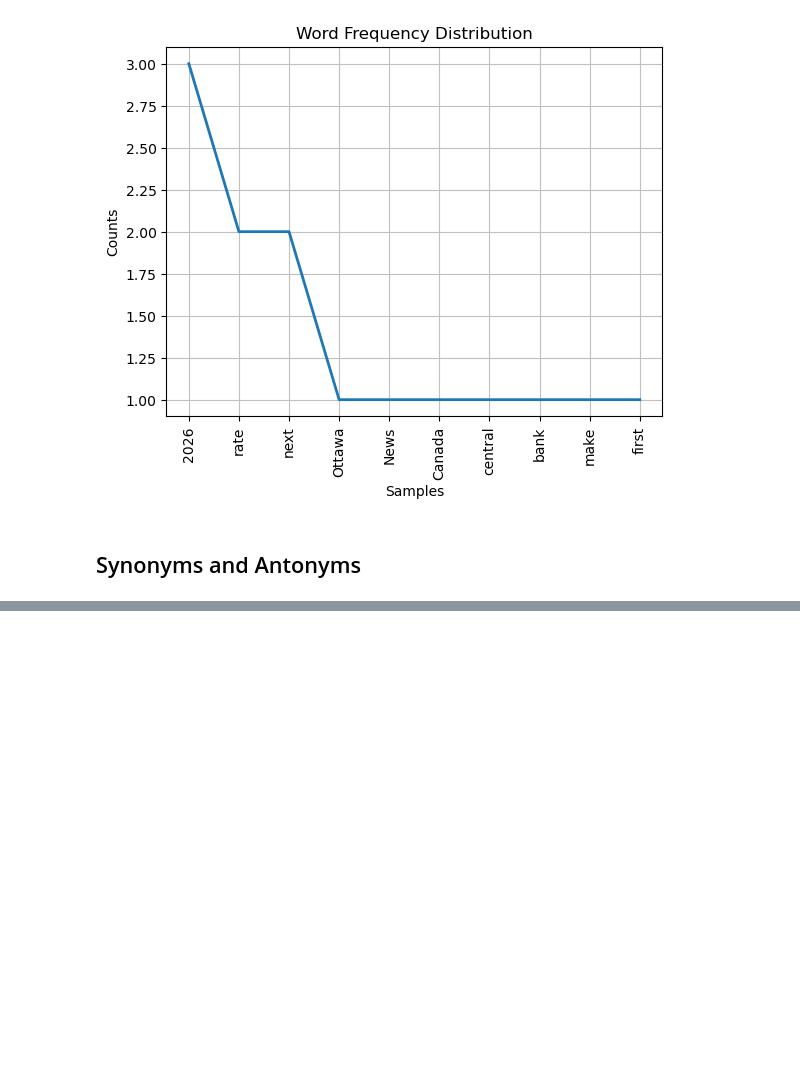
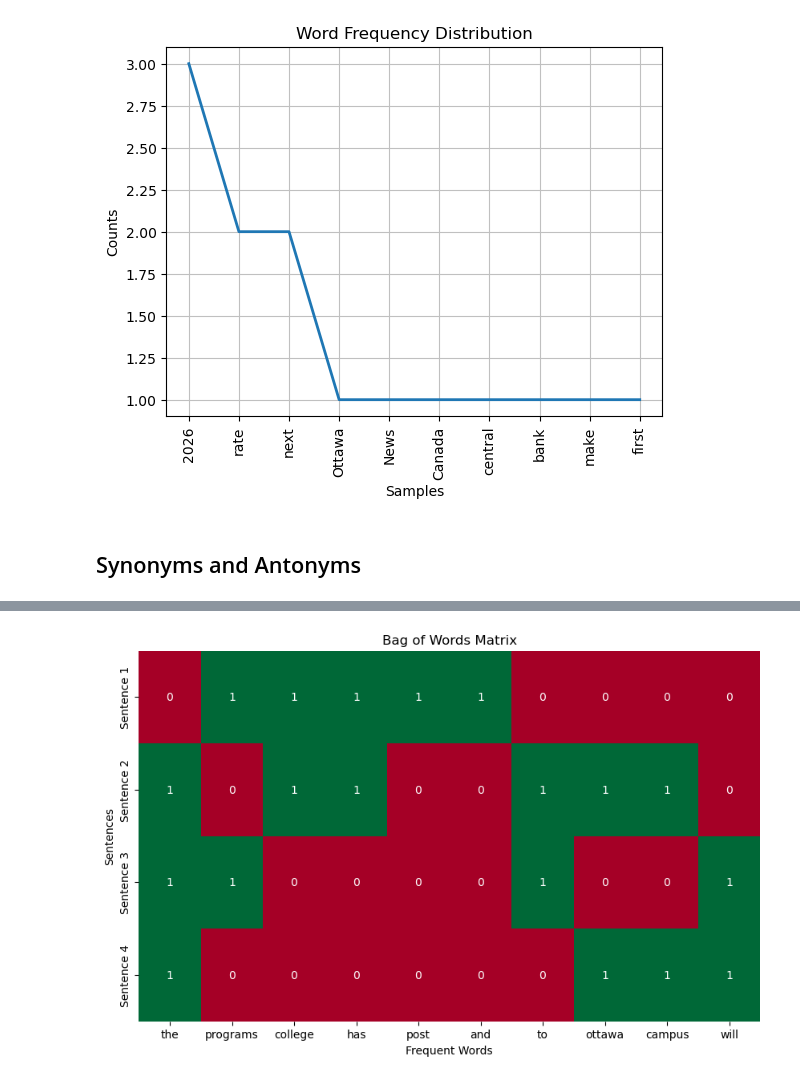
Before and after one commit to hjleed/BAM3034, a Jupyter notebook: Module3.ipynb, the cells around one changed output, grey strips where cells are left out. Cells and saved outputs as stored; diff of their text form; code cells hidden in the pictures; blank space fills up the shorter version.

```diff
--- a/Module3.ipynb
+++ b/Module3.ipynb
@@ -183,0 +309,27 @@ Antonyms: {'unbar'}
+# %%
+# Step 4: Building the Bag of Words (BoW) Model
+import numpy as np
+import seaborn as sns
+
+X = []
+
+for data in dataset:
+    vector = []
+    for word in freq_words:
+        if word in nltk.word_tokenize(data):
+            vector.append(1)
+        else:
+            vector.append(0)
+    X.append(vector)
+
+X = np.asarray(X)
+
+plt.figure(figsize=(10, 6))
+sns.heatmap(X, cmap='RdYlGn', cbar=False, annot=True, fmt="d", xticklabels=freq_words, yticklabels=[f"Sentence {i+1}" for i in range(len(dataset))])
+
+plt.title('Bag of Words Matrix')
+plt.xlabel('Frequent Words')
+plt.ylabel('Sentences')
+plt.show()
+# %% [output]
+[figure, added]
```
Also changed, not shown: parts of 10 cells of this notebook.
